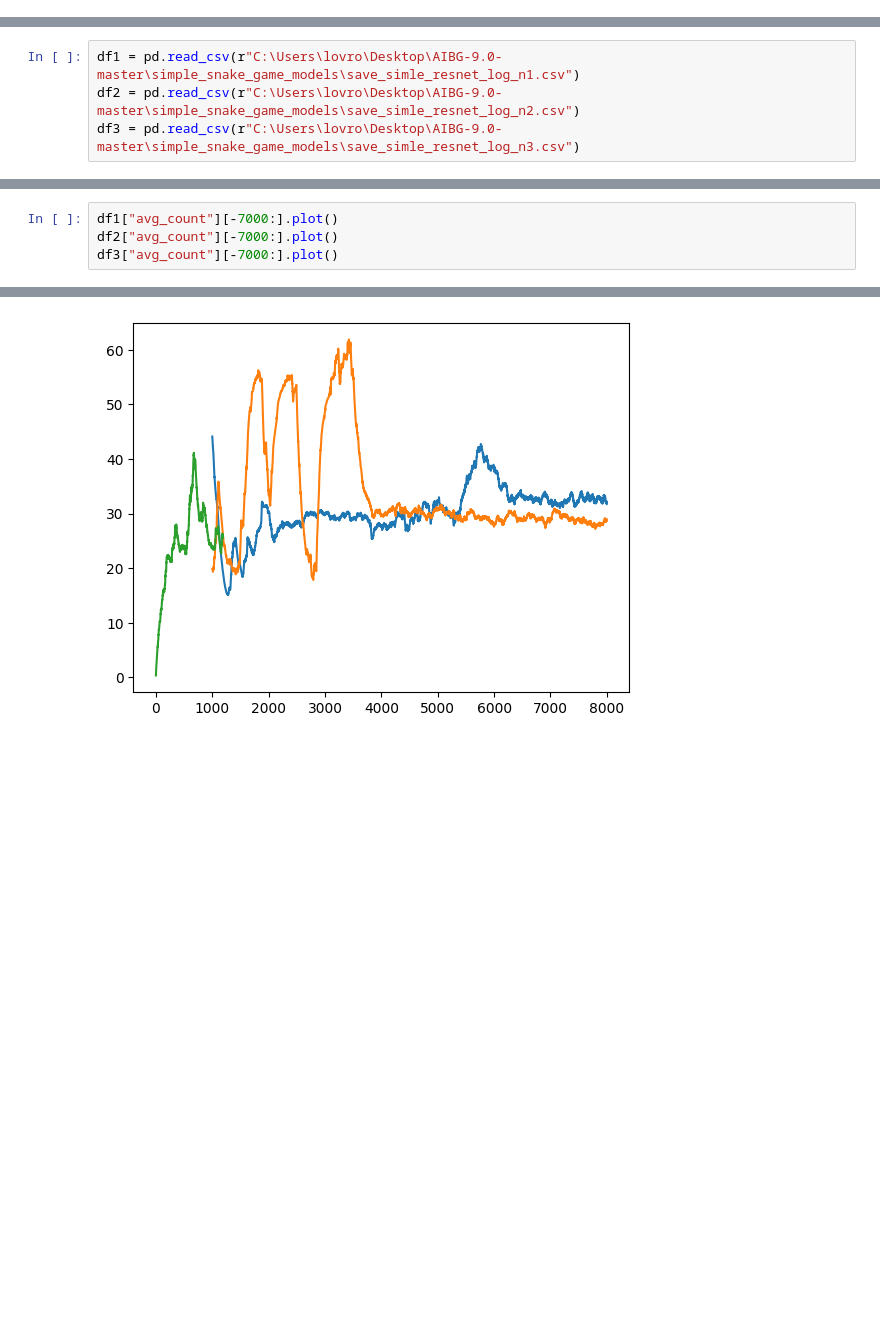
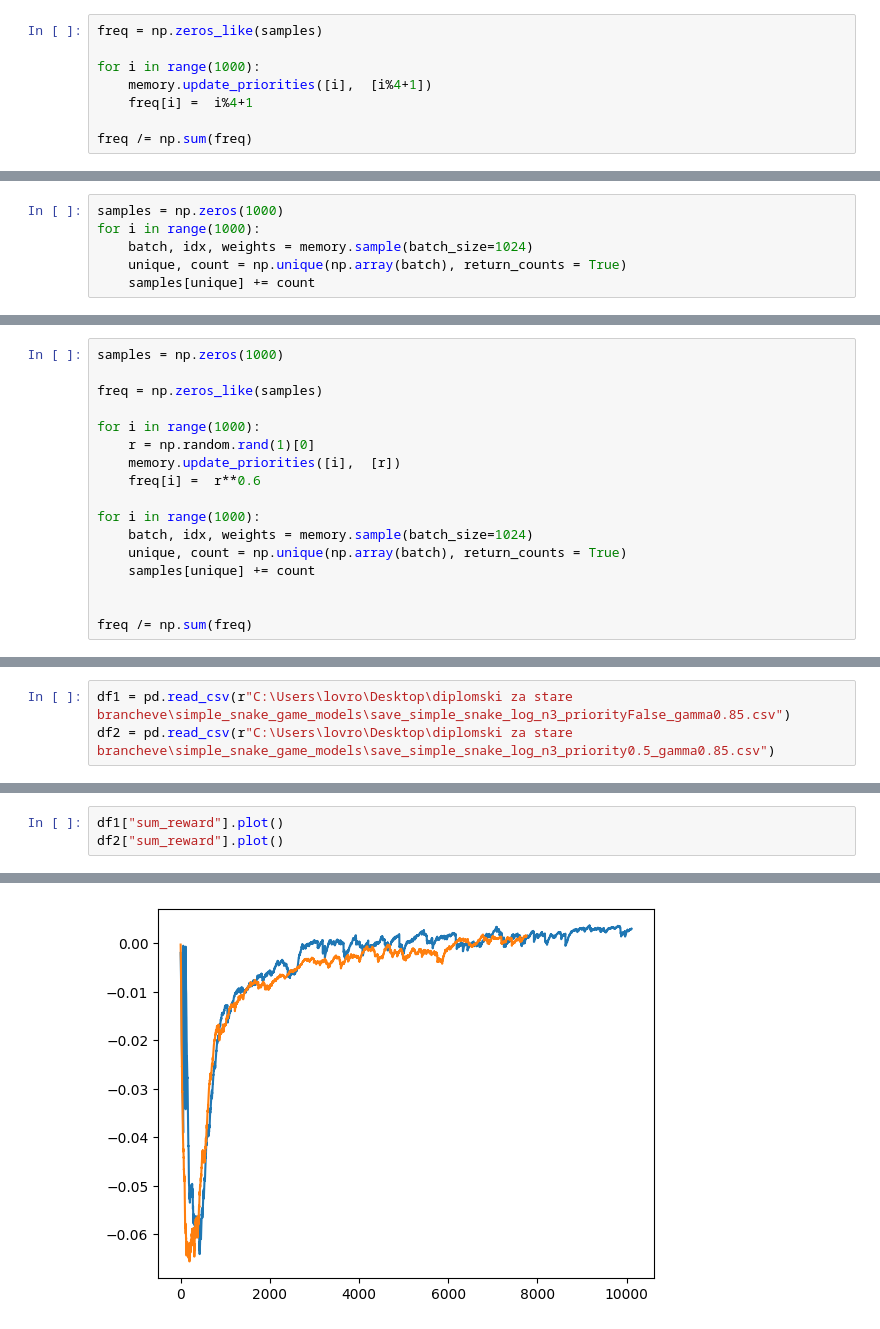
Before and after one commit to Lvlad0022/Diplomski, a Jupyter notebook: Untitled-1.ipynb, the cells around one changed output, grey strips where cells are left out. Drawn from its saved outputs; the diff is of its cells as text; blank space fills up the shorter version.

Commit message:
poslozio sam memory_classes kako spada i prilagodio tome q_logic

```diff
--- a/Untitled-1.ipynb
+++ b/Untitled-1.ipynb
@@ -4,0 +53,8 @@ import matplotlib as plt
+# %%
+freq = np.zeros_like(samples)
+
+for i in range(1000):
+    memory.update_priorities([i],  [i%4+1])
+    freq[i] =  i%4+1
+
+freq /= np.sum(freq)
@@ -4,0 +80,6 @@ import matplotlib as plt
+# %%
+samples = np.zeros(1000)
+for i in range(1000):
+    batch, idx, weights = memory.sample(batch_size=1024)
+    unique, count = np.unique(np.array(batch), return_counts = True)
+    samples[unique] += count
@@ -4,0 +88,17 @@ import matplotlib as plt
+# %%
+samples = np.zeros(1000)
+
+freq = np.zeros_like(samples)
+
+for i in range(1000):
+    r = np.random.rand(1)[0]
+    memory.update_priorities([i],  [r])
+    freq[i] =  r**0.6
+
+for i in range(1000):
+    batch, idx, weights = memory.sample(batch_size=1024)
+    unique, count = np.unique(np.array(batch), return_counts = True)
+    samples[unique] += count
+
+
+freq /= np.sum(freq)
@@ -25,4 +231,3 @@ np.log(data1["loss_moving_avg"][-7000:]).plot()
 # %%
-df1 = pd.read_csv(r"C:\Users\lovro\Desktop\AIBG-9.0-master\simple_snake_game_models\save_simle_resnet_log_n1.csv")
-df2 = pd.read_csv(r"C:\Users\lovro\Desktop\AIBG-9.0-master\simple_snake_game_models\save_simle_resnet_log_n2.csv")
-df3 = pd.read_csv(r"C:\Users\lovro\Desktop\AIBG-9.0-master\simple_snake_game_models\save_simle_resnet_log_n3.csv")
+df1 = pd.read_csv(r"C:\Users\lovro\Desktop\diplomski za stare brancheve\simple_snake_game_models\save_simple_snake_log_n3_priorityFalse_gamma0.85.csv")
+df2 = pd.read_csv(r"C:\Users\lovro\Desktop\diplomski za stare brancheve\simple_snake_game_models\save_simple_snake_log_n3_priority0.5_gamma0.85.csv")
@@ -29,7 +243,6 @@ df3 = pd.read_csv(r"C:\Users\lovro\Desktop\AIBG-9.0-master\simple_snake_game_mod
 # %%
-df1["avg_count"][-7000:].plot()
-df2["avg_count"][-7000:].plot()
-df3["avg_count"][-7000:].plot()
+df1["sum_reward"].plot()
+df2["sum_reward"].plot()
 # %% [output]
 <Axes: >
-[figure, old version]
+[figure, new version]
```
Also changed, not shown: parts of 20 cells of this notebook, 8 other files.
